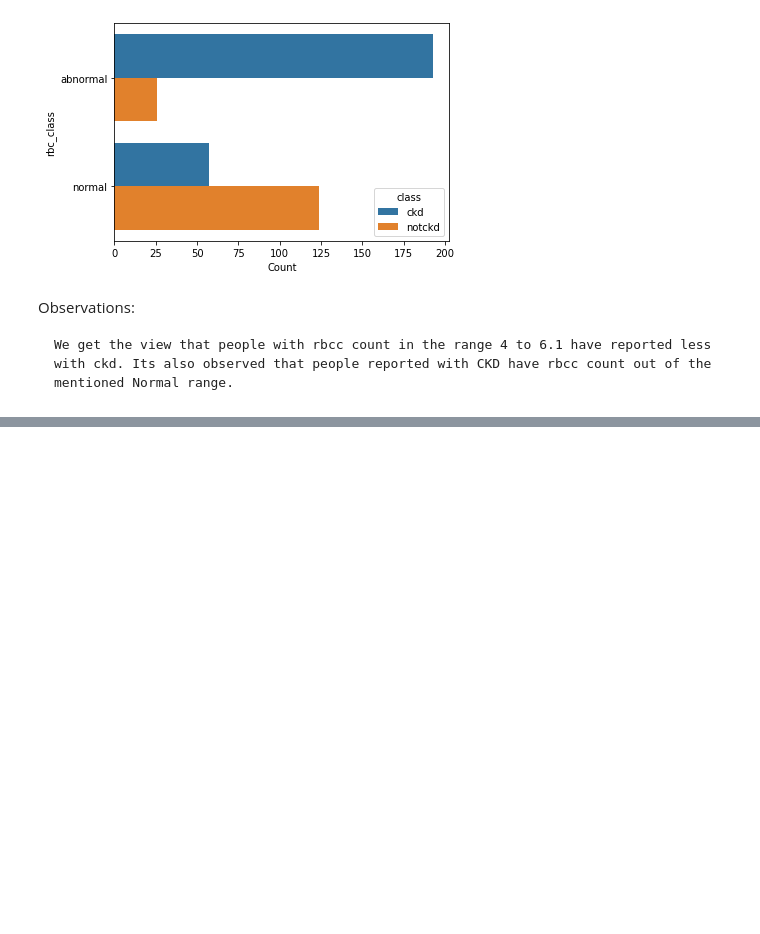
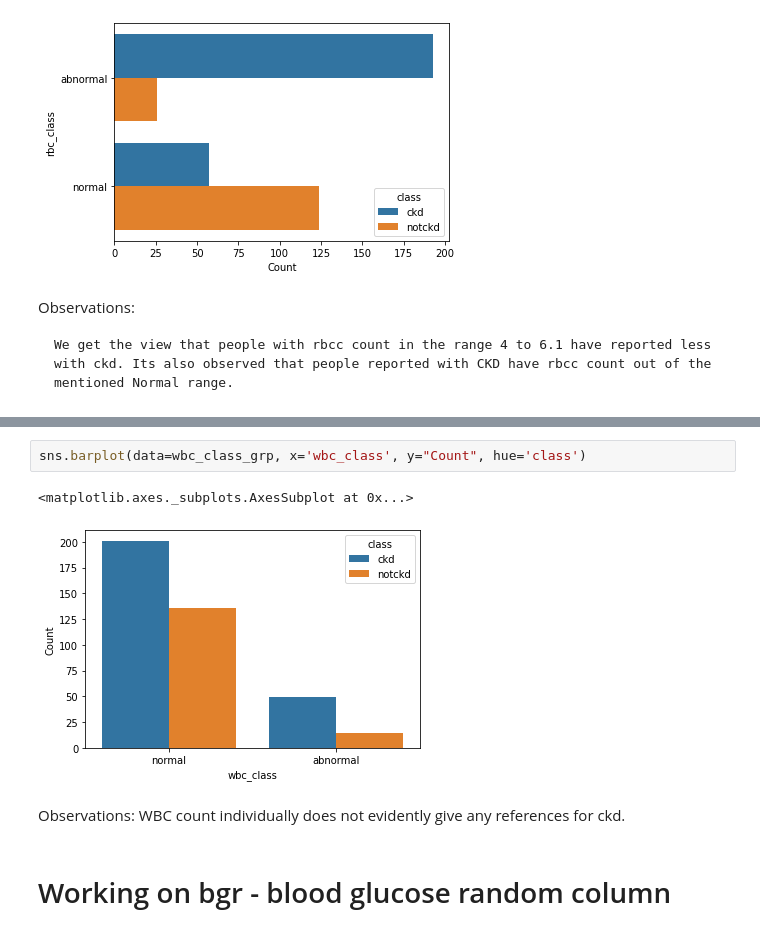
Before and after one commit to reenanagrale/Data_Mining_assignment, a Jupyter notebook: CKD_preprocessing.ipynb, the cells around one changed output, grey strips where cells are left out. Cells and saved outputs as stored; diff of their text form; blank space fills up the shorter version.

```diff
--- a/CKD_preprocessing.ipynb
+++ b/CKD_preprocessing.ipynb
@@ -354,0 +428,10 @@ Observations:
+# %%
+sns.barplot(data=wbc_class_grp, x='wbc_class', y="Count", hue='class')
+# %% [output]
+<matplotlib.axes._subplots.AxesSubplot at 0x...>
+[figure, added]
+# %% [markdown]
+Observations:
+    WBC count individually does not evidently give any references for ckd.
+# %% [markdown]
+# Working on bgr - blood glucose random column
```
Also changed, not shown: parts of 55 cells of this notebook.
